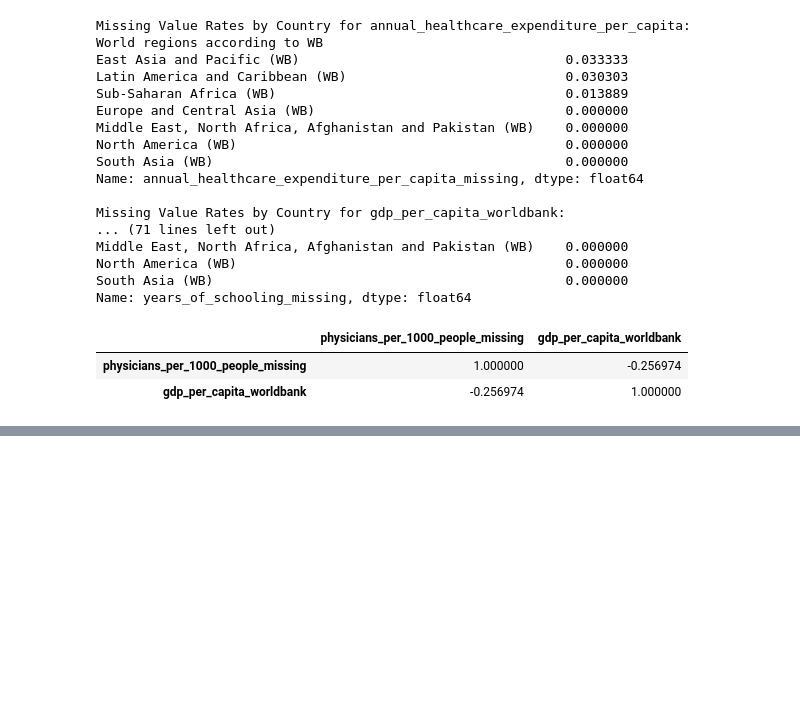
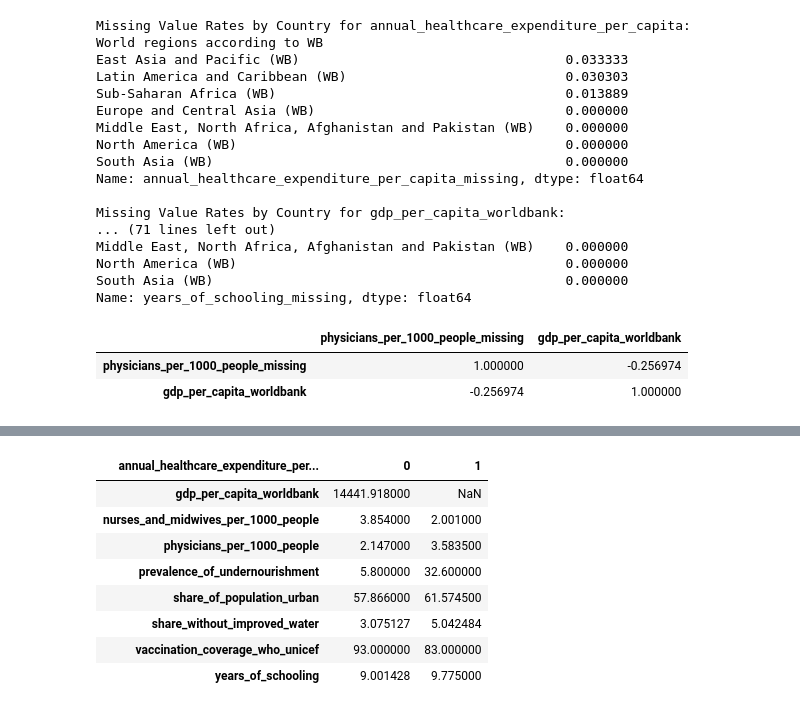
Before and after one commit to HamzahFayad/master_thesis_child_mortality, a Jupyter notebook: 01_notebooks/1_data_exploration.ipynb, the cells around one changed output, grey strips where cells are left out. Saved outputs shown, nothing was run; the diff lists cells and outputs as text; code cells hidden in the pictures; blank space fills up the shorter version.

```diff
--- a/01_notebooks/1_data_exploration.ipynb
+++ b/01_notebooks/1_data_exploration.ipynb
@@ -456,0 +488,12 @@ def missingess_corr():
+# %%
+median_comparison_missingness(mar_test_df, "annual_healthcare_expenditure_per_capita_missing")
+# %% [output]
+| annual_healthcare_expenditure_per... | 0 | 1 |
+| gdp_per_capita_worldbank | 14441.918000 | NaN |
+| nurses_and_midwives_per_1000_people | 3.854000 | 2.001000 |
+| physicians_per_1000_people | 2.147000 | 3.583500 |
+| prevalence_of_undernourishment | 5.800000 | 32.600000 |
+| share_of_population_urban | 57.866000 | 61.574500 |
+| share_without_improved_water | 3.075127 | 5.042484 |
+| vaccination_coverage_who_unicef | 93.000000 | 83.000000 |
+| years_of_schooling | 9.001428 | 9.775000 |
```
Also changed, not shown: parts of 13 cells of this notebook, 1 other file.
